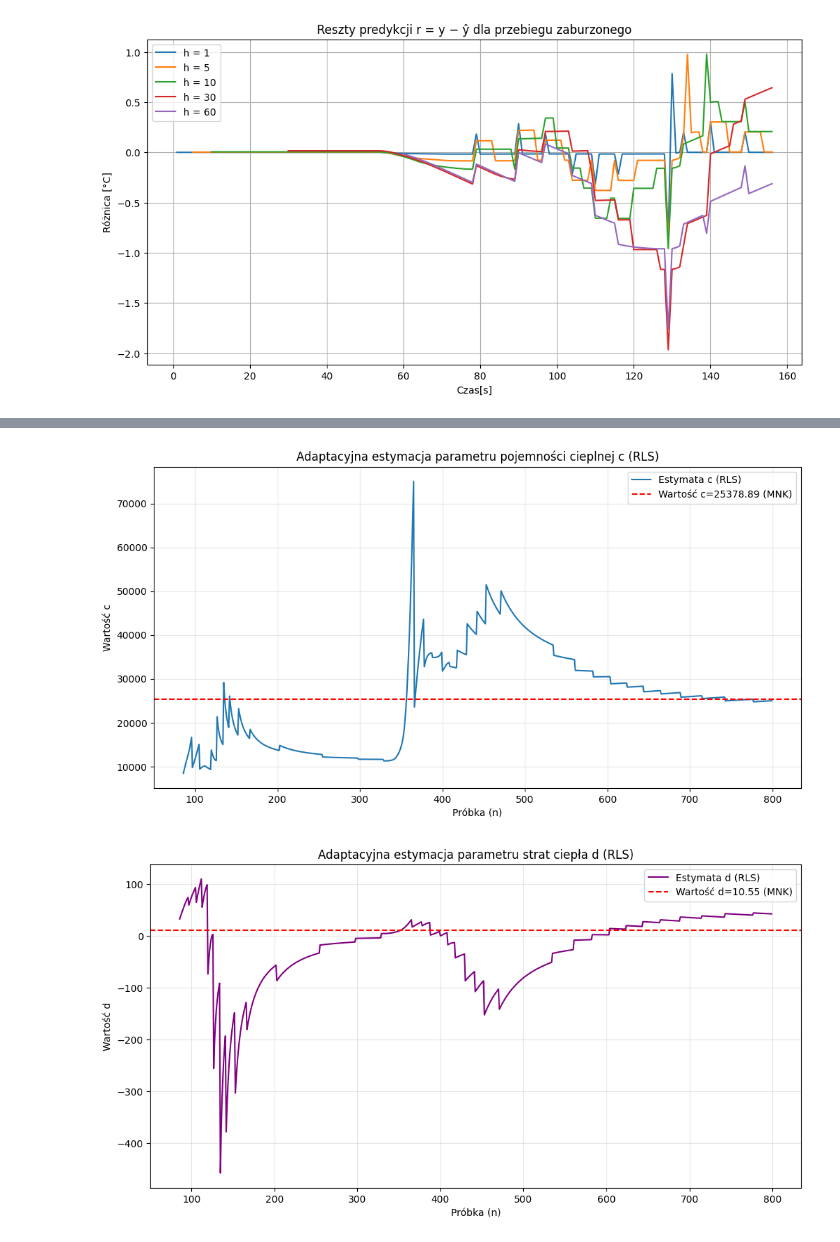
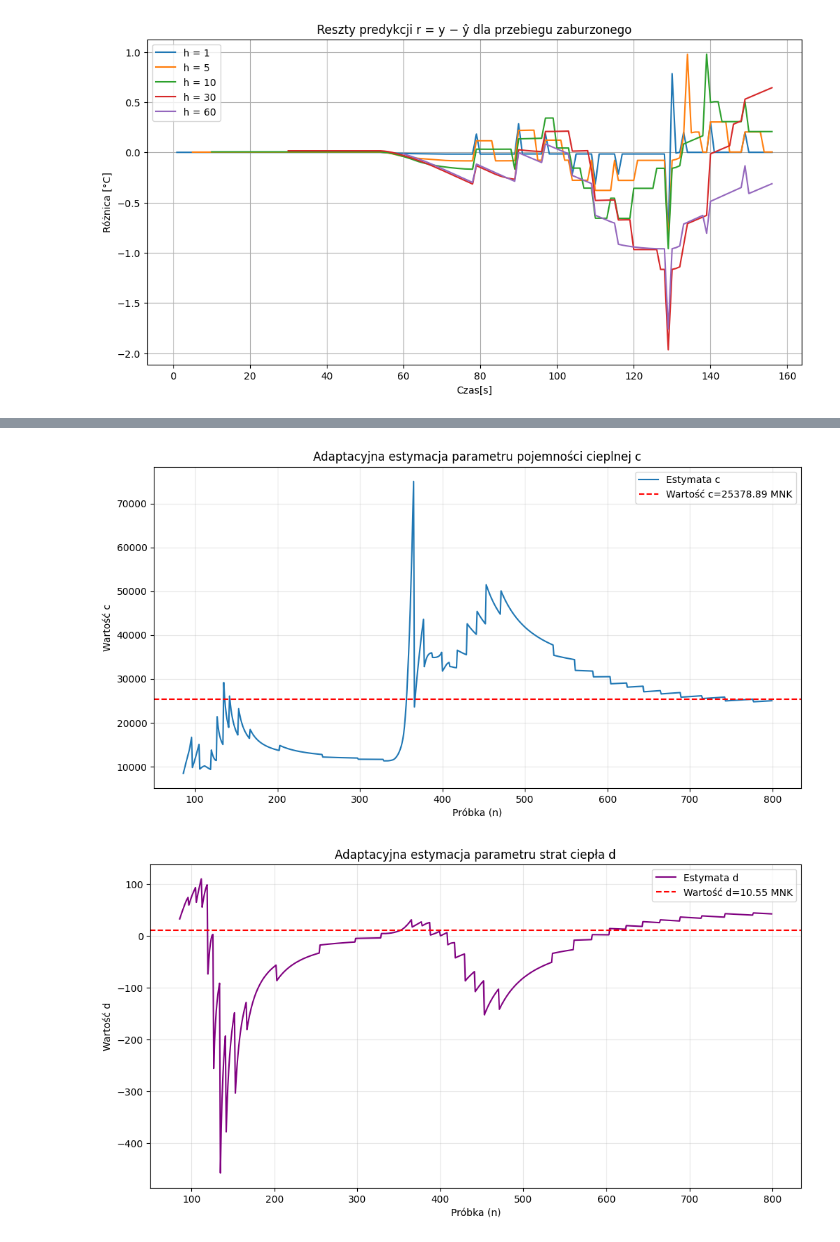
Before and after one commit to lenaskiba22/projekt_pip, a Jupyter notebook: pip_zadanie4.ipynb, the cells around one changed output, grey strips where cells are left out. Cells and saved outputs as stored; diff of their text form; code cells hidden in the pictures.

```diff
--- a/pip_zadanie4.ipynb
+++ b/pip_zadanie4.ipynb
@@ -123,11 +99,11 @@ for h in horyzonty:
     )
     wyniki_predykcji[h] = pred
 
-for h in horyzonty:
-    y_hat = wyniki_predykcji[h]
-
-    print(f"Predykcja wyjścia ŷ_n dla h = {h}")
-    print("n\tŷ_n")
-
-    for n in range(h, len(y_hat)):
-        print(f"{n}\t{y_hat[n]:.3f}")
+# for h in horyzonty:
+#     y_predykowane = wyniki_predykcji[h]
+#
+#     print(f"Predykcja wyjścia ŷ_n dla h = {h}")
+#     print("n\tŷ_n")
+#
+#     for n in range(h, len(y_predykowane)):
+#         print(f"{n}\t{y_predykowane[n]:.3f}")
@@ -373,9 +223,5 @@ dla h =60 próg detekcji ε = 1.7, szybkość detekcji jest  najniższa - anomal
 # %%
-def identyfikacja_adaptacyjna(u, y, z, dt, lambda_f=0.995):
-    """
-    Implementacja algorytmu RLS (Recursive Least Squares)
-    zgodnie z metodologią Cyfrowego Bliźniaka.
-    """
+def algorytm_adaptacyjny(u, y, z, dt, lambda_f=0.995):
     N = len(y)
 
     # theta(0)=0, P(0)=duża wartość)
@@ -385,63 +231,60 @@ def identyfikacja_adaptacyjna(u, y, z, dt, lambda_f=0.995):
     historia_c = np.zeros(N-1)
     historia_d = np.zeros(N-1)
 
-    # 2. Pętla identyfikacji on-line
     for n in range(N - 1):
-        # Wektor regresorów (wejścia systemu)
+        #wektor regresji Phi - wejścia systemu
         phi = np.array([u[n], z[n] - y[n]])
 
-        # Rzeczywista zmiana wyjścia (pomiar)
+        #rzeczywista zmiana wyjścia -pomiar
         y_skok_rzeczywisty = y[n+1] - y[n]
 
-        #wyznaczenie wzmocnienia - Kalmana - jak silnie nowy bła ma wpływać na zmianę parametrów
+        #wyznaczenie wzmocnienia Kalmana - jak silnie nowy bład ma wpływać na zmianę parametrów
         #jak K jest duże to gwałtownie zmienia paramtry bo wie że jeszcze niewiele wie
         K = P @ phi / (lambda_f + phi.T @ P @ phi)
 
         #obliczenie błędu predykcji
         blad = y_skok_rzeczywisty - phi.T @ theta
 
-        #aktualizacja estymat parametrów
+        #aktualizacja estymacje parametrów
         #nowy zestaw parametrów to stary zestaw plus poprawka wynikająca z błędu pomnożonego przez wzmocnienie
         theta = theta + K * blad
 
         #aktualizacja macierzy kowariancji P
-        #skoro już nauczyliśmy się czegoś z nowej próbki, nasza niepewność ($P$) powinna zmaleć
-        P = (P - np.outer(K, phi) @ P) / lambda_f #outler tworzy macierz poprawek na bazie wzmocnienia i wejsciowych sygnałów
+        #skoro już nauczyliśmy się czegoś z nowej próbki, nasza niepewność P powinna zmaleć
+        P = (P - np.outer(K, phi) @ P) / lambda_f # tworzy macierz poprawek na bazie wzmocnienia i wejsciowych sygnałów
 
         #wyznaczenie parametrów fizycznych c i d z aktualnych estymat a i b
-        a_hat, b_hat = theta #theta[0] zostaje przypisane do zmiennej a_hat
-        if abs(a_hat) > 1e-9:
-            historia_c[n] = dt / a_hat
-            historia_d[n] = b_hat / a_hat
+        a_pred, b_pred = theta #theta[0] zostaje przypisane do zmiennej a_hat
+        if abs(a_pred) > 1e-9:
+            historia_c[n] = dt / a_pred
+            historia_d[n] = b_pred / a_pred
         else:
             historia_c[n] = np.nan
             historia_d[n] = np.nan
 
     return historia_c, historia_d
 
-c_rls, d_rls = identyfikacja_adaptacyjna(u_norm, y_norm, z_norm, dt)
-
+c_rls, d_rls = algorytm_adaptacyjny(u_norm, y_norm, z_norm, dt)
 
 plt.figure(figsize=(12, 6))
-plt.plot(c_rls, label="Estymata c (RLS)", linewidth=1.5)
-plt.axhline(c, linestyle='--', color='red', label=f"Wartość c={c:.2f} (MNK)")
-plt.title("Adaptacyjna estymacja parametru pojemności cieplnej c (RLS)")
+plt.plot(c_rls, label="Estymata c", linewidth=1.5)
+plt.axhline(c, linestyle='--', color='red', label=f"Wartość c={c:.2f} MNK")
+plt.title("Adaptacyjna estymacja parametru pojemności cieplnej c")
 plt.xlabel("Próbka (n)")
 plt.ylabel("Wartość c")
 plt.legend()
 plt.grid(True, alpha=0.3)
 plt.show()
 
-# Wykres dla parametru d
 plt.figure(figsize=(12, 6))
-plt.plot(d_rls, label="Estymata d (RLS)", color='purple', linewidth=1.5)
-plt.axhline(d, linestyle='--', color='red', label=f"Wartość d={d:.2f} (MNK)")
-plt.title("Adaptacyjna estymacja parametru strat ciepła d (RLS)")
+plt.plot(d_rls, label="Estymata d", color='purple', linewidth=1.5)
+plt.axhline(d, linestyle='--', color='red', label=f"Wartość d={d:.2f} MNK")
+plt.title("Adaptacyjna estymacja parametru strat ciepła d")
 plt.xlabel("Próbka (n)")
 plt.ylabel("Wartość d")
 plt.legend()
 plt.grid(True, alpha=0.3)
 plt.show()
 # %% [output]
-[figure, old version]
+[figure, new version]
-[figure, old version]
+[figure, new version]
```
Also changed, not shown: parts of 23 cells of this notebook.
